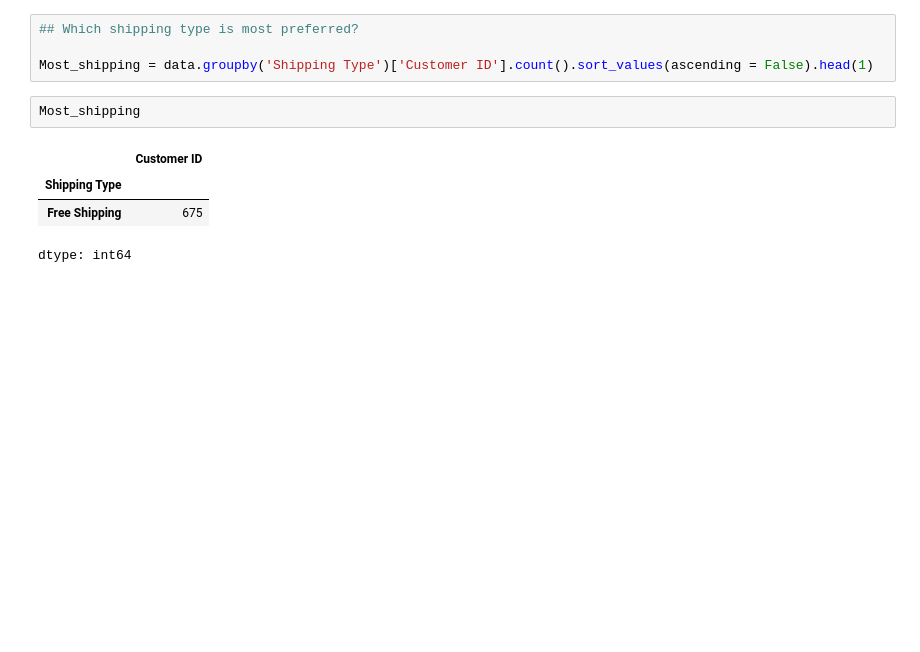
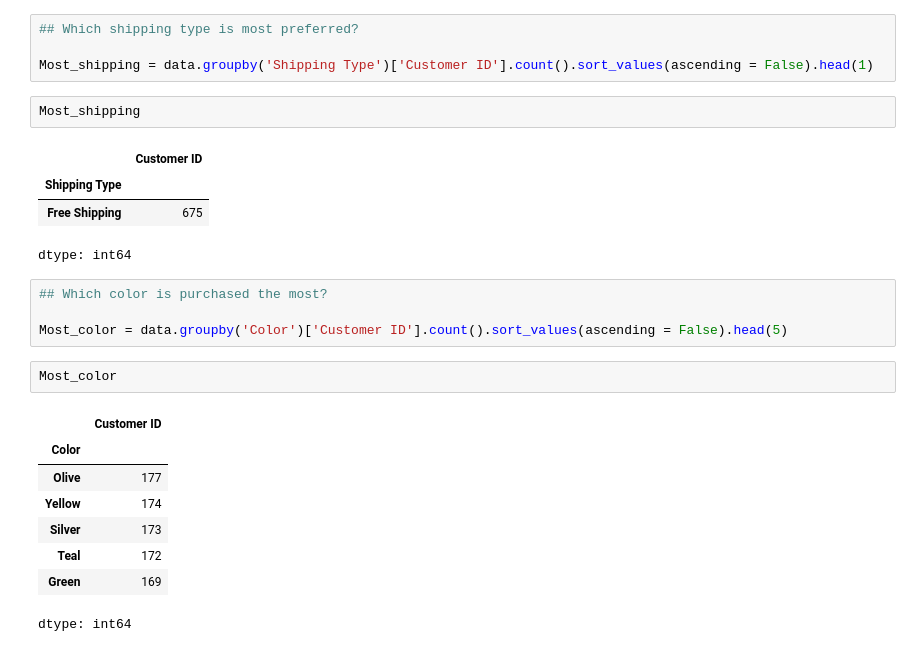
Before and after one commit to mdanushwaran/Shopping_trends_analytics, a Jupyter notebook: Shopping_trends_analytics.ipynb, the cells around one changed output. Drawn from its saved outputs; the diff is of its cells as text; blank space fills up the shorter version.

```diff
--- a/Shopping_trends_analytics.ipynb
+++ b/Shopping_trends_analytics.ipynb
@@ -935,3 +935,18 @@ Most_shipping
 | Shipping Type |  |
 | Free Shipping | 675 |
 dtype: int64
+# %%
+## Which color is purchased the most?
+
+Most_color = data.groupby('Color')['Customer ID'].count().sort_values(ascending = False).head(5)
+# %%
+Most_color
+# %% [output]
+|  | Customer ID |
+| Color |  |
+| Olive | 177 |
+| Yellow | 174 |
+| Silver | 173 |
+| Teal | 172 |
+| Green | 169 |
+dtype: int64
```
